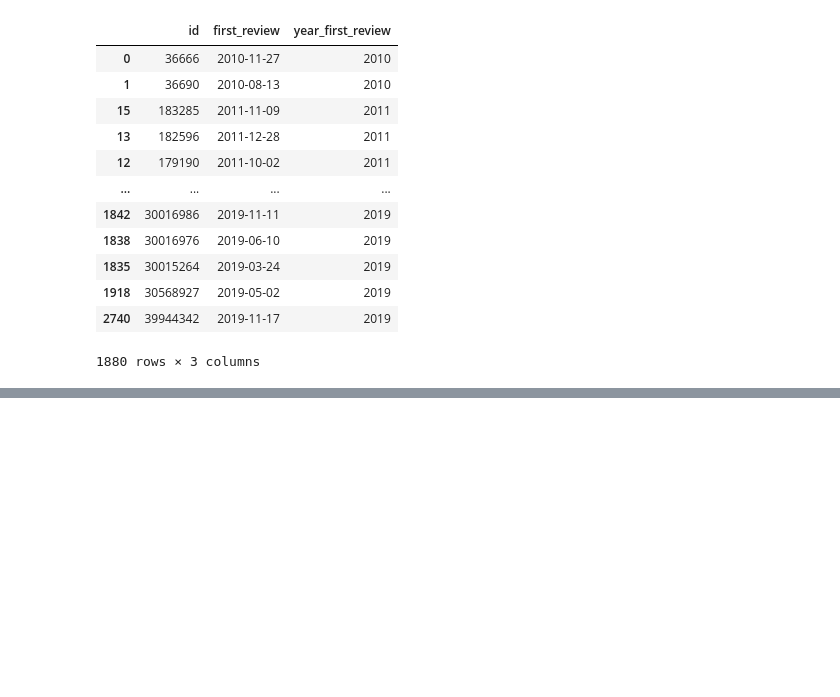
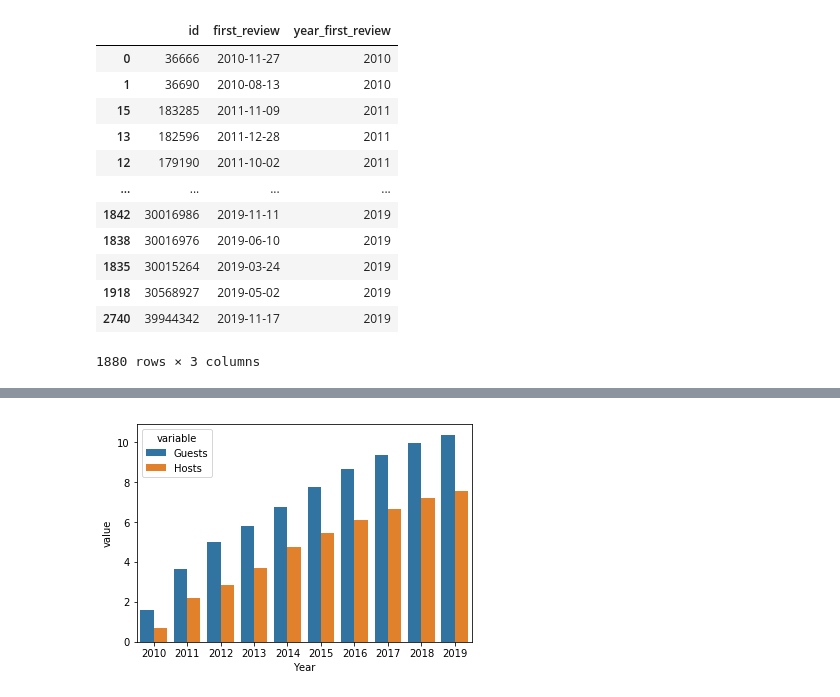
Before and after one commit to hirurana/COMP0031, a Jupyter notebook: Scripts/plot_hosts_vs_guests.ipynb, the cells around one changed output, grey strips where cells are left out. Drawn from its saved outputs; the diff is of its cells as text; code cells hidden in the pictures; blank space fills up the shorter version.

```diff
--- a/Scripts/plot_hosts_vs_guests.ipynb
+++ b/Scripts/plot_hosts_vs_guests.ipynb
@@ -139,0 +165,3 @@ sns.barplot(x, y)
+# %%
+ln_melted = pd.melt(ln_result, id_vars=['Year'], value_vars=['Guests', 'Hosts'])
+ln_melted
@@ -139,0 +190,4 @@ sns.barplot(x, y)
+# %%
+ln_g = sns.barplot(x = ln_melted.Year, y = ln_melted.value, hue = "variable", data = ln_melted)
+# %% [output]
+[figure, added]
```
Also changed, not shown: parts of 9 cells of this notebook.
